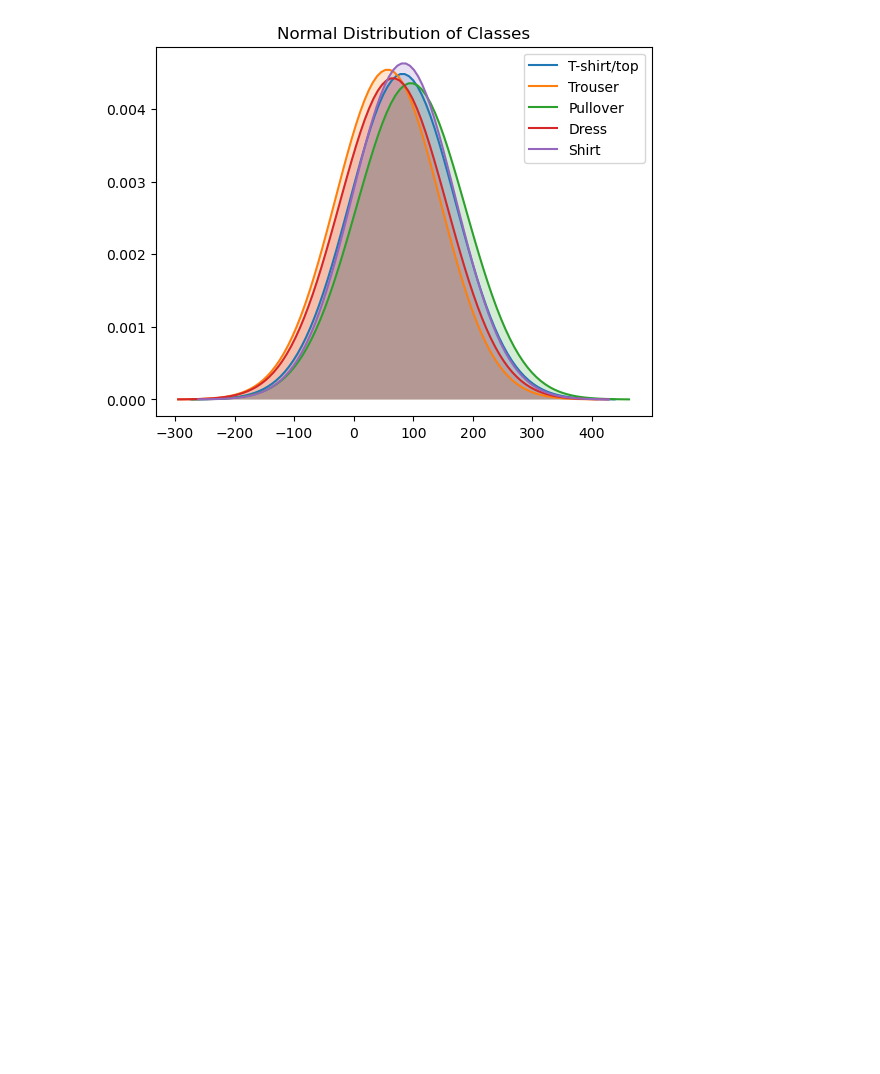
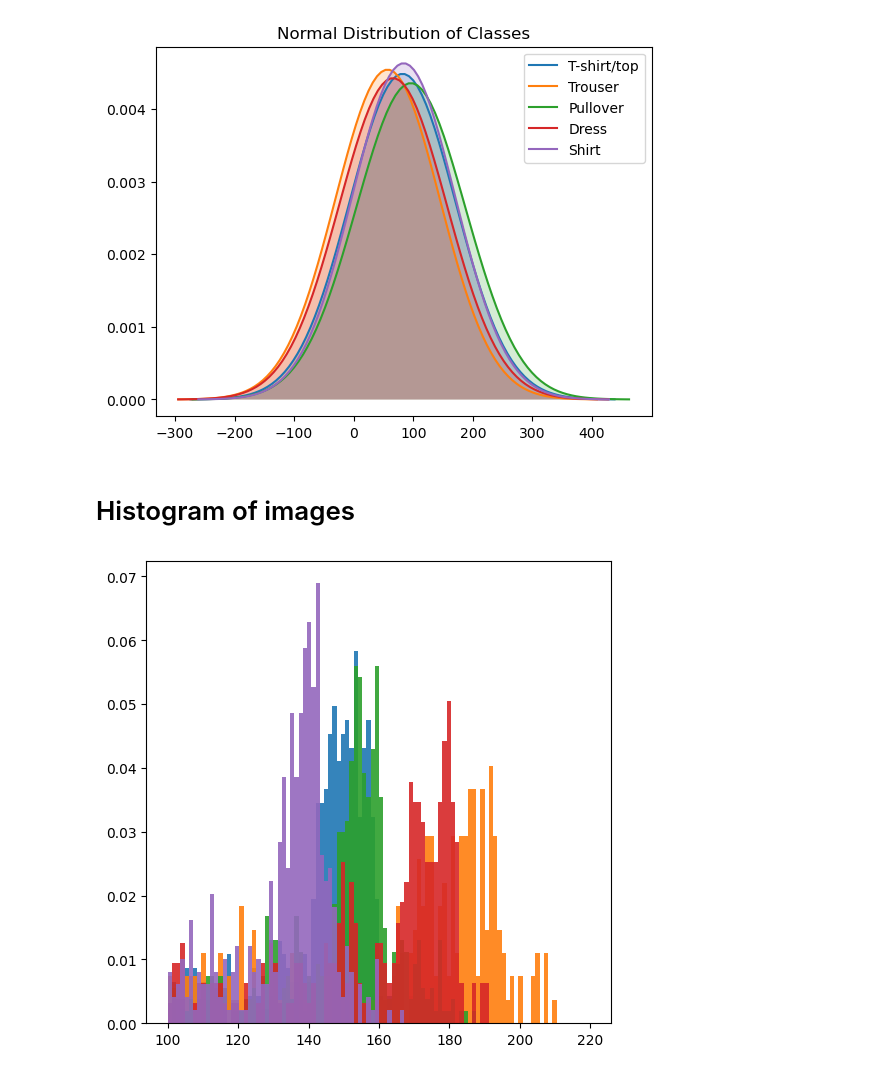
Before and after one commit to ikradnegyhusz/clothing_classifier, a Jupyter notebook: exploratory_data.ipynb, the cells around one changed output. Saved outputs shown, nothing was run; the diff lists cells and outputs as text; code cells hidden in the pictures; blank space fills up the shorter version.

```diff
--- a/exploratory_data.ipynb
+++ b/exploratory_data.ipynb
@@ -120,3 +196,24 @@ plt.title('Normal Distribution of Classes')
 plt.show()
 # %% [output]
 [figure]
+# %% [markdown]
+# Histogram of images
+# %%
+fig, ax = plt.subplots(1, 1, figsize=(6, 6))
+
+def plot_histogram_average(inp_array):
+    avg_image = np.mean(inp_array, axis=0)
+    ax.hist(avg_image.ravel(), bins=100, range=(100, 220), density=True,alpha=0.9)
+    #hist, bin_edges = np.histogram(avg_image, bins=50, range=(100, 220))
+    #linspace_vals = np.linspace(bin_edges[0], bin_edges[-1], len(hist))
+    #ax.plot(linspace_vals, hist / hist.sum(), label='Linspace Fit')
+    # Plotting the histogram for comparison
+    #plt.xlabel('Pixel Intensity')
+    #plt.ylabel('Frequency')
+    #plt.show()
+
+for cls in list_of_classes:
+    plot_histogram_average(cls)
+#plot_histogram_average(list_of_classes[0])
+# %% [output]
+[figure, added]
```
Also changed, not shown: parts of 10 cells of this notebook, 3 other files.
